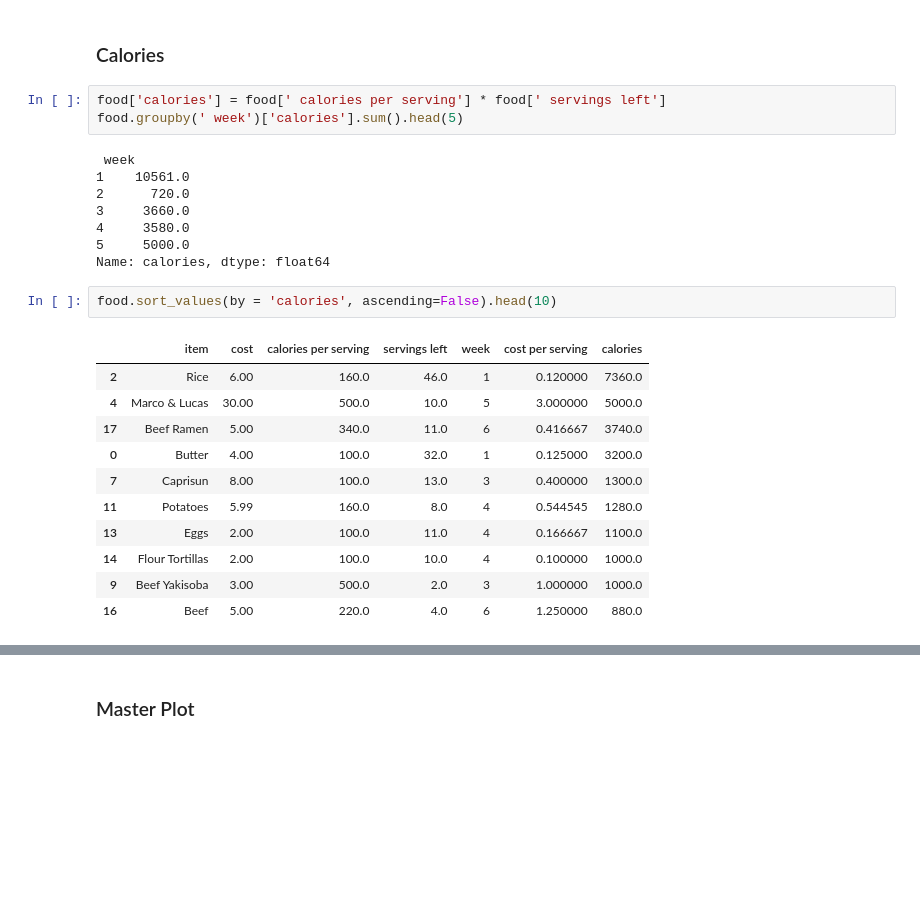
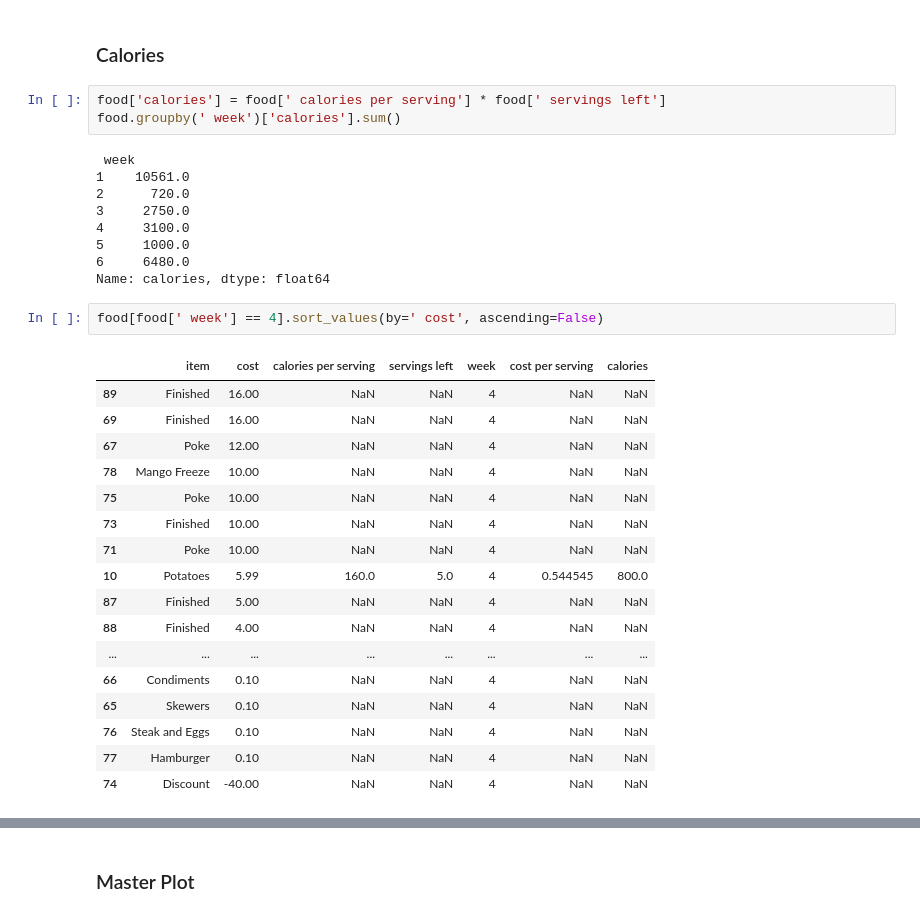
Before and after one commit to alzox/yummy, a Jupyter notebook: food notebook.ipynb, the cells around one changed output, grey strips where cells are left out. Cells and saved outputs as stored; diff of their text form; blank space fills up the shorter version.

```diff
--- a/food notebook.ipynb
+++ b/food notebook.ipynb
@@ -54,26 +54,33 @@ Week 6: $80.0 left
 ### Calories
 # %%
 food['calories'] = food[' calories per serving'] * food[' servings left']
-food.groupby(' week')['calories'].sum().head(5)
+food.groupby(' week')['calories'].sum()
 # %% [output]
  week
 1    10561.0
 2      720.0
-3     3660.0
-4     3580.0
-5     5000.0
+3     2750.0
+4     3100.0
+5     1000.0
+6     6480.0
 Name: calories, dtype: float64
 # %%
-food.sort_values(by = 'calories', ascending=False).head(10)
+food[food[' week'] == 4].sort_values(by=' cost', ascending=False)
 # %% [output]
 |  | item | cost | calories per serving | servings left | week | cost per serving | calories |
-| 2 | Rice | 6.00 | 160.0 | 46.0 | 1 | 0.120000 | 7360.0 |
-| 4 | Marco & Lucas | 30.00 | 500.0 | 10.0 | 5 | 3.000000 | 5000.0 |
-| 17 | Beef Ramen | 5.00 | 340.0 | 11.0 | 6 | 0.416667 | 3740.0 |
-| 0 | Butter | 4.00 | 100.0 | 32.0 | 1 | 0.125000 | 3200.0 |
-| 7 | Caprisun | 8.00 | 100.0 | 13.0 | 3 | 0.400000 | 1300.0 |
-| 11 | Potatoes | 5.99 | 160.0 | 8.0 | 4 | 0.544545 | 1280.0 |
-| 13 | Eggs | 2.00 | 100.0 | 11.0 | 4 | 0.166667 | 1100.0 |
-| 14 | Flour Tortillas | 2.00 | 100.0 | 10.0 | 4 | 0.100000 | 1000.0 |
-| 9 | Beef Yakisoba | 3.00 | 500.0 | 2.0 | 3 | 1.000000 | 1000.0 |
-| 16 | Beef | 5.00 | 220.0 | 4.0 | 6 | 1.250000 | 880.0 |
+| 89 | Finished | 16.00 | NaN | NaN | 4 | NaN | NaN |
+| 69 | Finished | 16.00 | NaN | NaN | 4 | NaN | NaN |
+| 67 | Poke | 12.00 | NaN | NaN | 4 | NaN | NaN |
+| 78 | Mango Freeze | 10.00 | NaN | NaN | 4 | NaN | NaN |
+| 75 | Poke | 10.00 | NaN | NaN | 4 | NaN | NaN |
+| 73 | Finished | 10.00 | NaN | NaN | 4 | NaN | NaN |
+| 71 | Poke | 10.00 | NaN | NaN | 4 | NaN | NaN |
+| 10 | Potatoes | 5.99 | 160.0 | 5.0 | 4 | 0.544545 | 800.0 |
+| 87 | Finished | 5.00 | NaN | NaN | 4 | NaN | NaN |
+| 88 | Finished | 4.00 | NaN | NaN | 4 | NaN | NaN |
+| ... | ... | ... | ... | ... | ... | ... | ... |
+| 66 | Condiments | 0.10 | NaN | NaN | 4 | NaN | NaN |
+| 65 | Skewers | 0.10 | NaN | NaN | 4 | NaN | NaN |
+| 76 | Steak and Eggs | 0.10 | NaN | NaN | 4 | NaN | NaN |
+| 77 | Hamburger | 0.10 | NaN | NaN | 4 | NaN | NaN |
+| 74 | Discount | -40.00 | NaN | NaN | 4 | NaN | NaN |
```
Also changed, not shown: parts of 5 cells of this notebook, 4 other files.
